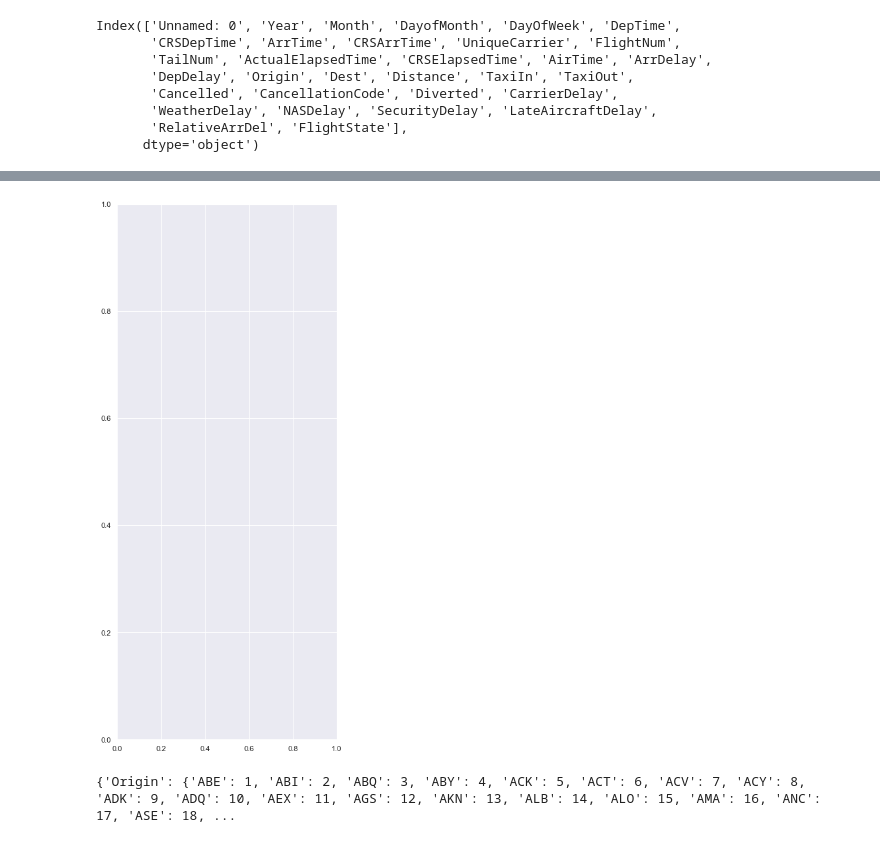
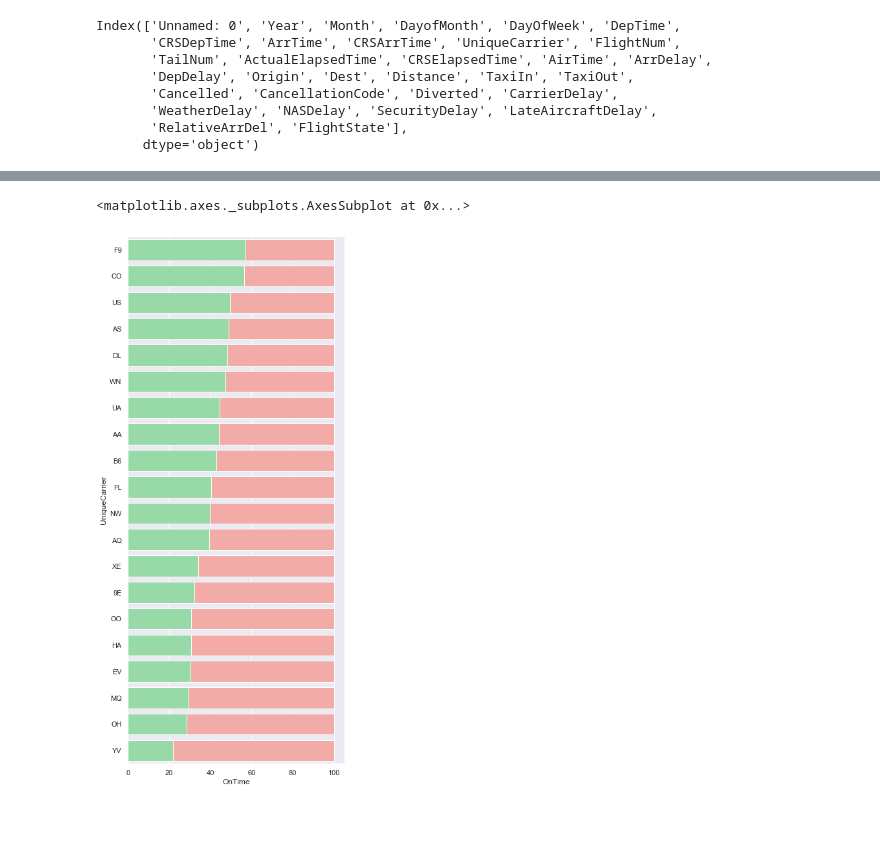
Before and after one commit to Wolfking2015/Final-Project-For-AML, a Jupyter notebook: final-project.ipynb, the cells around one changed output, grey strips where cells are left out. Cells and saved outputs as stored; diff of their text form; code cells hidden in the pictures.

```diff
--- a/final-project.ipynb
+++ b/final-project.ipynb
@@ -669,8 +643,0 @@ print(s_bottom)
-# %%
-ig, ax = plt.subplots(figsize = (6,24))
-sns.set()
-ax.set_yticks(np.arange(len(UniqueCarrier)))
-ax.set_yticklabels(UniqueCarrier, rotation = 0)
-ax.barh(np.arange(len(UniqueCarrier)),CarrierGroup_OnTime.values/CarrierGroup_Total.values,align='center', label='Carrier Delay')
-ax.barh(np.arange(len(UniqueCarrier)),CarrierGroup_Delay.values/CarrierGroup_Total.values,left=w_bottom)
-ax.barh(np.arange(len(UniqueCarrier)),CarrierGroup_Cancel.values/CarrierGroup_Total.values,left=s_bottom)
@@ -707,31 +644,22 @@ See the caveats in the documentation: http://pandas.pydata.org/pandas-docs/stabl
-# %%
-# Plot the total crashes
-sns.set_color_codes("pastel")
-sns.barplot(x="total", y="abbrev", data=crashes,
-            label="Total", color="b")
-
-# Plot the crashes where alcohol was involved
-sns.set_color_codes("muted")
-sns.barplot(x="alcohol", y="abbrev", data=crashes,
-            label="Alcohol-involved", color="b")
-
-# Add a legend and informative axis label
-ax.legend(ncol=2, loc="lower right", frameon=True)
-ax.set(xlim=(0, 24), ylabel="",
-       xlabel="Automobile collisions per billion miles")
-sns.despine(left=True, bottom=True)
-# %% [output]
-[figure, removed]
-# %%
-#Create a dictionary storing the number replacements for carriers
-Carrierlabels = flight_features['UniqueCarrier'].astype('category').cat.categories.tolist()
-replace_map_comp_Carrier = {'UniqueCarrier' : {k: v for k,v in zip(Carrierlabels,list(range(1,len(Carrierlabels)+1)))}}
-#Create a dictionary storing the number replacements for Origin and Dest respectively
-Originlabels = flight_features['Origin'].astype('category').cat.categories.tolist()
-replace_map_comp_Origin = {'Origin' : {k: v for k,v in zip(Originlabels,list(range(1,len(Originlabels)+1)))}}
-#Destlabels = flight_features['Dest'].astype('category').cat.categories.tolist()
-#replace_map_comp_Dest= {'Dest' : {k: v for k,v in zip(Destlabels,list(range(1,len(Destlabels)+1)))}}
-print(replace_map_comp_Origin)
-#print(replace_map_comp_Dest)
-# %% [output]
-{'Origin': {'ABE': 1, 'ABI': 2, 'ABQ': 3, 'ABY': 4, 'ACK': 5, 'ACT': 6, 'ACV': 7, 'ACY': 8, 'ADK': 9, 'ADQ': 10, 'AEX': 11, 'AGS': 12, 'AKN': 13, 'ALB': 14, 'ALO': 15, 'AMA': 16, 'ANC': 17, 'ASE': 18, ...
+# %%
+# Initialize the matplotlib figure
+f, ax = plt.subplots(figsize=(6, 15))
+# Load the example car crash dataset
+CarrierGroup_plots= CarrierGroup.sort_values("OnTime", ascending=False)
+#CarrierGroup_plots['Total']=CarrierGroup_plots['Delay']+CarrierGroup_plots['OnTime']+CarrierGroup_plots['Cancel']
+CarrierGroup_plots['Total']=1
+CarrierGroup_plots['Delay']=CarrierGroup_plots['Delay']+CarrierGroup_plots['OnTime']
+
+# Plot the total crashes
+sns.set_color_codes("pastel")
+
+sns.barplot(x="Cancel", y="UniqueCarrier", data=CarrierGroup_plots,
+             label="Cancel",color="k");
+sns.barplot(x="Delay", y="UniqueCarrier", data=CarrierGroup_plots,
+            label="Delay", color="r");
+#sns.set_color_codes("muted")
+sns.barplot(x="OnTime", y="UniqueCarrier", data=CarrierGroup_plots,
+            label="OnTime", color="g");
+# %% [output]
+<matplotlib.axes._subplots.AxesSubplot at 0x...>
+[figure, added]
```
Also changed, not shown: parts of 7 cells of this notebook.
